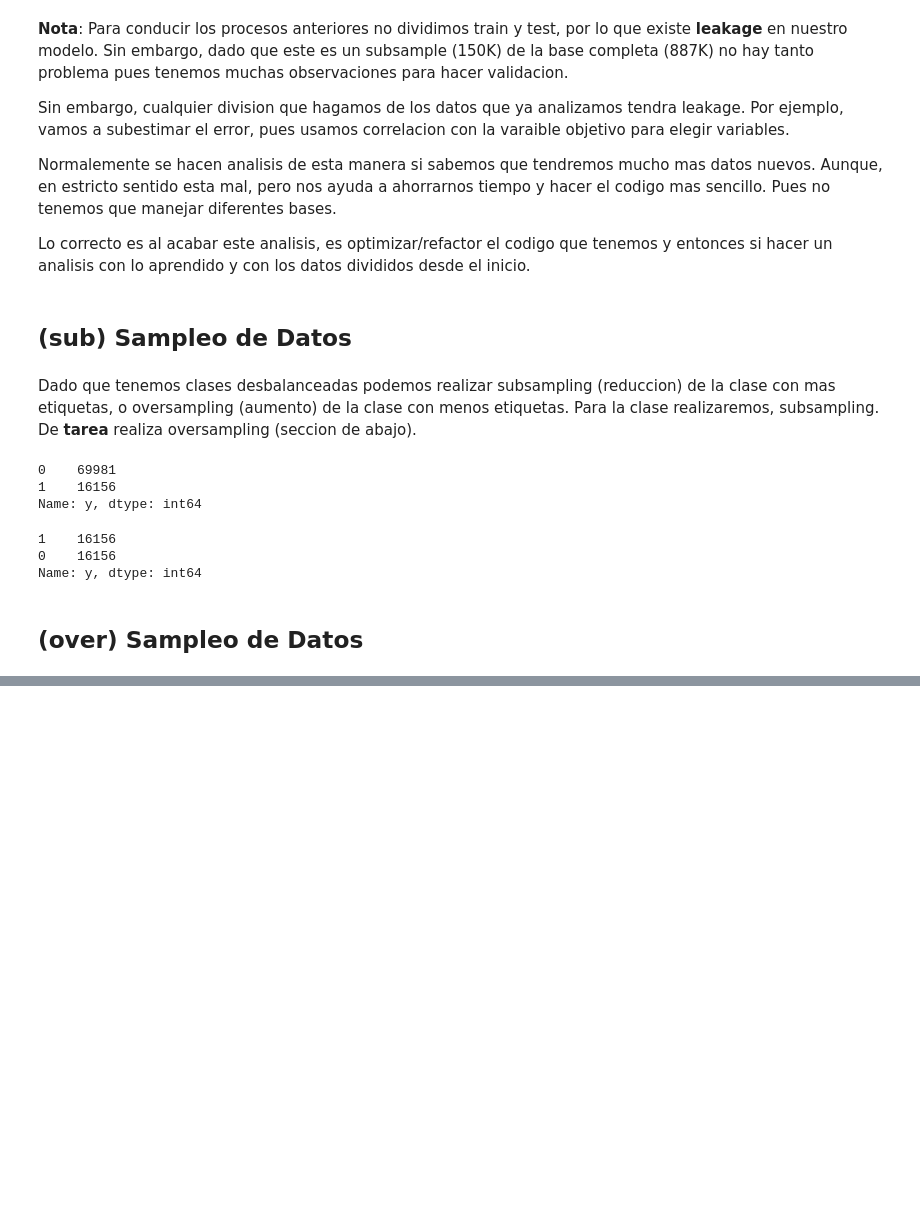
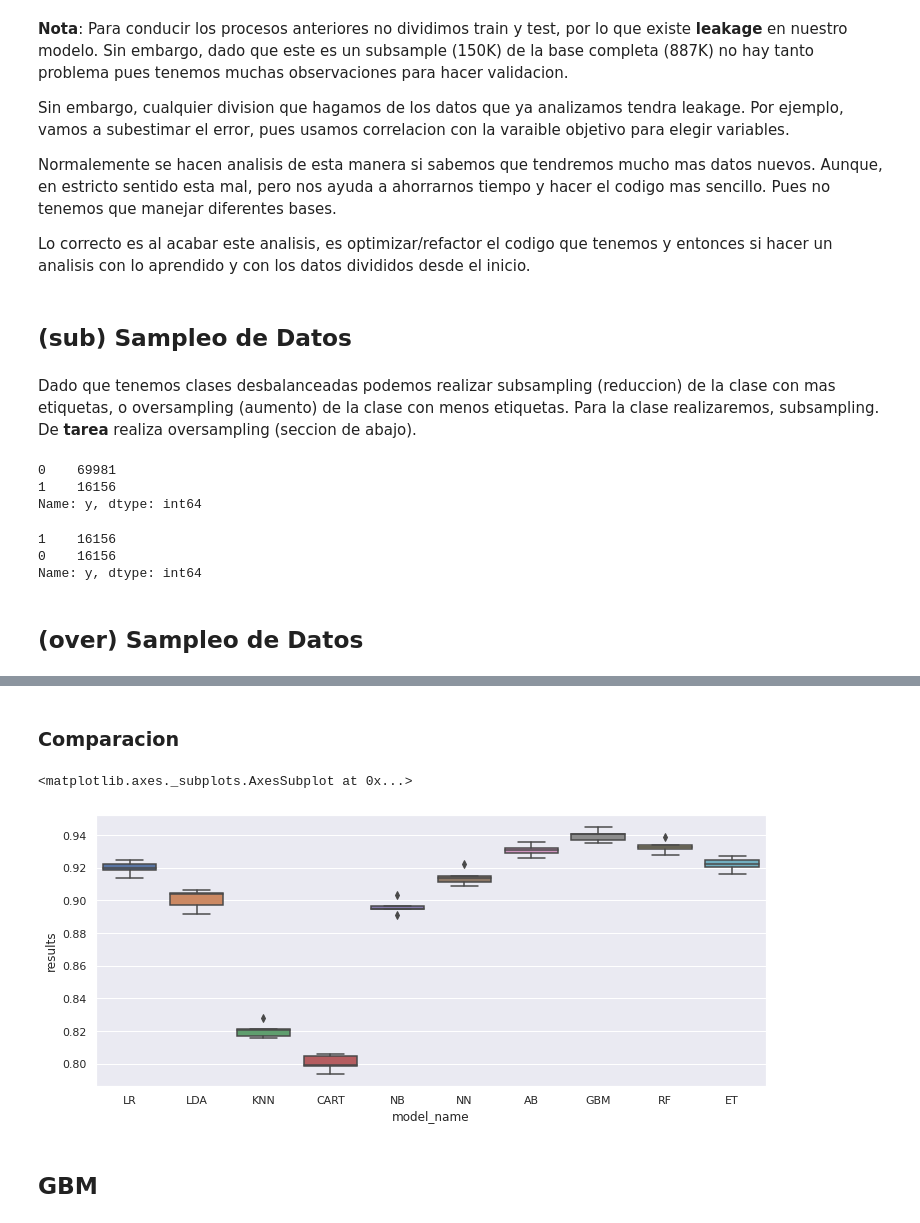
Before and after one commit to uumami/workshop_riskmathics, a Jupyter notebook: proyecto_default.ipynb, the cells around one changed output, grey strips where cells are left out. Cells and saved outputs as stored; diff of their text form; code cells hidden in the pictures; blank space fills up the shorter version.

```diff
--- a/proyecto_default.ipynb
+++ b/proyecto_default.ipynb
@@ -872,0 +911,3 @@ Name: y, dtype: int64
+# %%
+#Filling the NAs with the mean of the column.
+df.fillna(df.mean(),inplace = True)
@@ -872,0 +916,7 @@ Name: y, dtype: int64
+# %%
+Y= df["y"]
+X = df.loc[:, df.columns != 'y']
+validation_size = 0.2
+X_train, X_validation, Y_train, Y_validation = train_test_split(X, Y,
+                                                test_size=validation_size,
+                                                 random_state=984)
@@ -872,0 +925,5 @@ Name: y, dtype: int64
+# %%
+from sklearn import preprocessing
+mm_scaler = preprocessing.MinMaxScaler()
+X_train = mm_scaler.fit_transform(X_train)
+X_validation = mm_scaler.fit_transform(X_validation)
@@ -872,0 +963,16 @@ Name: y, dtype: int64
+# %%
+results = []
+for name, model in models:
+    kfold = KFold(n_splits=num_folds, random_state=seed, shuffle=True)
+    cv_results = cross_val_score(model, X_train, Y_train, cv=kfold,
+                                 scoring=scoring, n_jobs=-1)
+    msg = "%s: %f (%f)" % (name, cv_results.mean(), cv_results.std())
+    print(msg)
+    cv_results = pd.DataFrame({
+        'results':cv_results
+    })
+    cv_results.loc[:,'model_name'] = name
+    results.append(cv_results)
+
+# Convertir todos los resultados un solo DataFrame
+results = pd.concat(results, ignore_index=True)
@@ -872,0 +990,10 @@ Name: y, dtype: int64
+# %% [markdown]
+### Comparacion
+# %%
+# compare algorithms
+sns.boxplot(data=results, x='model_name', y ='results')
+# %% [output]
+<matplotlib.axes._subplots.AxesSubplot at 0x...>
+[figure, added]
+# %% [markdown]
+## GBM
```
Also changed, not shown: parts of 30 cells of this notebook.
